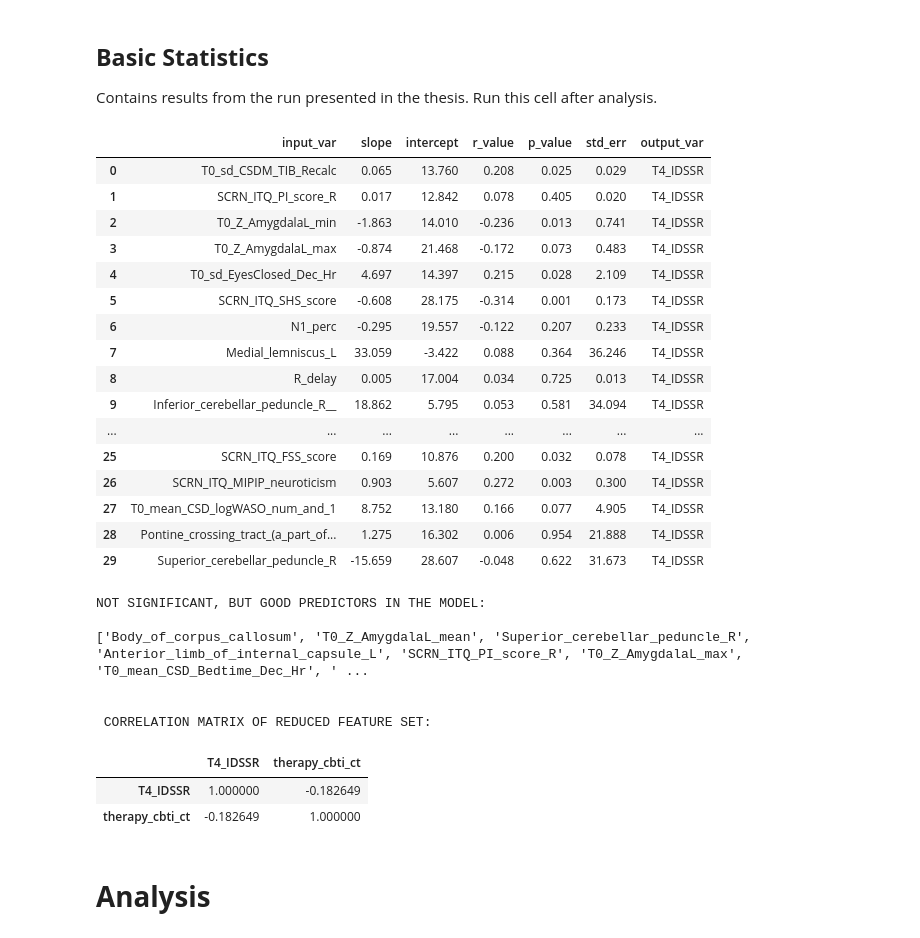
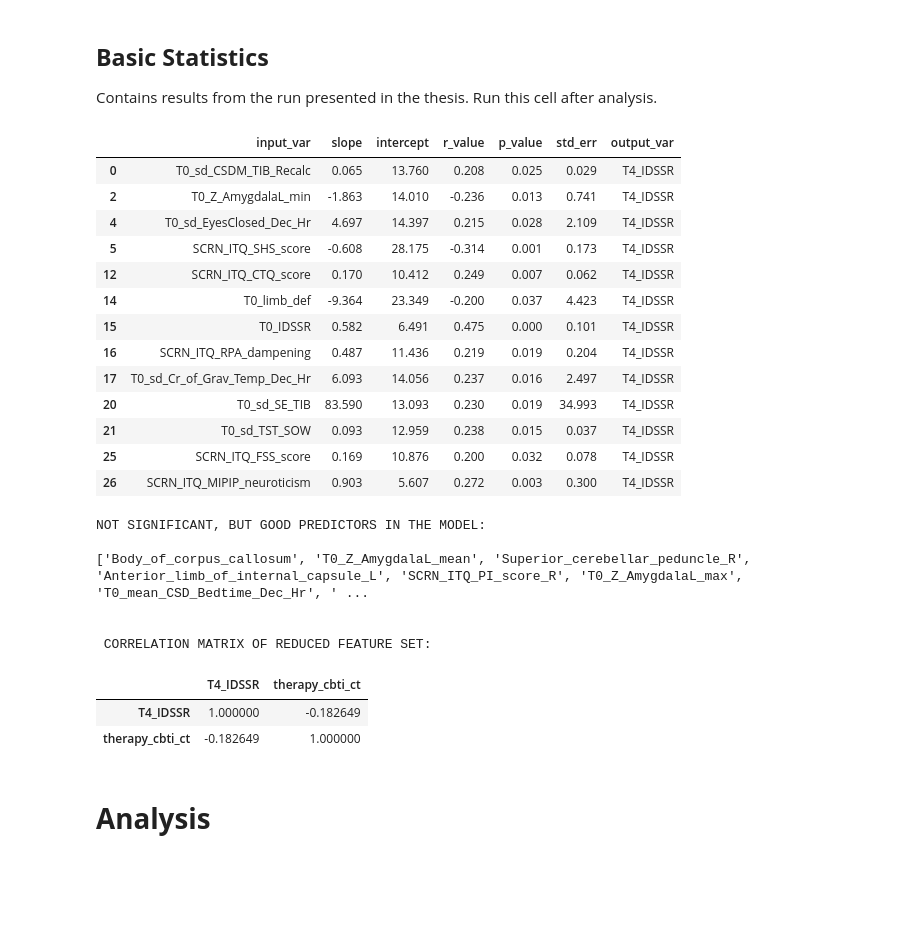
Before and after one commit to Lenzeg/thesis_notebook, a Jupyter notebook: t4_thesis_notebook.ipynb, the cells around one changed output. Drawn from its saved outputs; the diff is of its cells as text; code cells hidden in the pictures; blank space fills up the shorter version.

```diff
--- a/t4_thesis_notebook.ipynb
+++ b/t4_thesis_notebook.ipynb
@@ -1131,49 +1131,46 @@ frame = pd.DataFrame(columns=['input_var','slope','intercept','r_value','p_value
 uncorrected_frame = frame.loc[frame['p_value'] <= 0.05]
 
 # Build correlation matrix
 corr_matrix = df_T0.drop(['subject','therapy'],axis=1).corr()
 
 
 # If you want to export ALL features, remove 'column_list_post_analyses' with 'column_list' on line 16.
 # EXPORT SIMPLE REGRESSION & CORRELATION MATRIX.
 frame.to_excel('simple_reg.xlsx')
 corr_matrix.to_excel('corrmatrix.xlsx')
 
 
-display(frame)
+display(uncorrected_frame)
 
 print('NOT SIGNIFICANT, BUT GOOD PREDICTORS IN THE MODEL:\n')
 not_sig = list(set(column_list_post_analyses) - set(uncorrected_frame['input_var'].tolist()))
 
 print(not_sig)
 
 
 # If you want to view all features in a correlation matrix (not advised in a notebook), remove the brackets after df_T0 below.
 correlation_matrix = df_T0[features_iteration_three].corr()
 correlation_matrix = df_T0[['T4_IDSSR','therapy_cbti_ct']].corr()
 
 correlation_matrix = correlation_matrix.style.background_gradient(cmap='coolwarm')
 
 print("\n\n CORRELATION MATRIX OF REDUCED FEATURE SET:")
 display(correlation_matrix)
 # %% [output]
 |  | input_var | slope | intercept | r_value | p_value | std_err | output_var |
 | 0 | T0_sd_CSDM_TIB_Recalc | 0.065 | 13.760 | 0.208 | 0.025 | 0.029 | T4_IDSSR |
-| 1 | SCRN_ITQ_PI_score_R | 0.017 | 12.842 | 0.078 | 0.405 | 0.020 | T4_IDSSR |
 | 2 | T0_Z_AmygdalaL_min | -1.863 | 14.010 | -0.236 | 0.013 | 0.741 | T4_IDSSR |
-| 3 | T0_Z_AmygdalaL_max | -0.874 | 21.468 | -0.172 | 0.073 | 0.483 | T4_IDSSR |
 | 4 | T0_sd_EyesClosed_Dec_Hr | 4.697 | 14.397 | 0.215 | 0.028 | 2.109 | T4_IDSSR |
 | 5 | SCRN_ITQ_SHS_score | -0.608 | 28.175 | -0.314 | 0.001 | 0.173 | T4_IDSSR |
-| 6 | N1_perc | -0.295 | 19.557 | -0.122 | 0.207 | 0.233 | T4_IDSSR |
-| 7 | Medial_lemniscus_L | 33.059 | -3.422 | 0.088 | 0.364 | 36.246 | T4_IDSSR |
-| 8 | R_delay | 0.005 | 17.004 | 0.034 | 0.725 | 0.013 | T4_IDSSR |
-| 9 | Inferior_cerebellar_peduncle_R__ | 18.862 | 5.795 | 0.053 | 0.581 | 34.094 | T4_IDSSR |
-| ... | ... | ... | ... | ... | ... | ... | ... |
+| 12 | SCRN_ITQ_CTQ_score | 0.170 | 10.412 | 0.249 | 0.007 | 0.062 | T4_IDSSR |
+| 14 | T0_limb_def | -9.364 | 23.349 | -0.200 | 0.037 | 4.423 | T4_IDSSR |
+| 15 | T0_IDSSR | 0.582 | 6.491 | 0.475 | 0.000 | 0.101 | T4_IDSSR |
+| 16 | SCRN_ITQ_RPA_dampening | 0.487 | 11.436 | 0.219 | 0.019 | 0.204 | T4_IDSSR |
+| 17 | T0_sd_Cr_of_Grav_Temp_Dec_Hr | 6.093 | 14.056 | 0.237 | 0.016 | 2.497 | T4_IDSSR |
+| 20 | T0_sd_SE_TIB | 83.590 | 13.093 | 0.230 | 0.019 | 34.993 | T4_IDSSR |
+| 21 | T0_sd_TST_SOW | 0.093 | 12.959 | 0.238 | 0.015 | 0.037 | T4_IDSSR |
 | 25 | SCRN_ITQ_FSS_score | 0.169 | 10.876 | 0.200 | 0.032 | 0.078 | T4_IDSSR |
 | 26 | SCRN_ITQ_MIPIP_neuroticism | 0.903 | 5.607 | 0.272 | 0.003 | 0.300 | T4_IDSSR |
-| 27 | T0_mean_CSD_logWASO_num_and_1 | 8.752 | 13.180 | 0.166 | 0.077 | 4.905 | T4_IDSSR |
-| 28 | Pontine_crossing_tract_(a_part_of... | 1.275 | 16.302 | 0.006 | 0.954 | 21.888 | T4_IDSSR |
-| 29 | Superior_cerebellar_peduncle_R | -15.659 | 28.607 | -0.048 | 0.622 | 31.673 | T4_IDSSR |
 NOT SIGNIFICANT, BUT GOOD PREDICTORS IN THE MODEL:
 
 ['Body_of_corpus_callosum', 'T0_Z_AmygdalaL_mean', 'Superior_cerebellar_peduncle_R', 'Anterior_limb_of_internal_capsule_L', 'SCRN_ITQ_PI_score_R', 'T0_Z_AmygdalaL_max', 'T0_mean_CSD_Bedtime_Dec_Hr', ' ...
```
